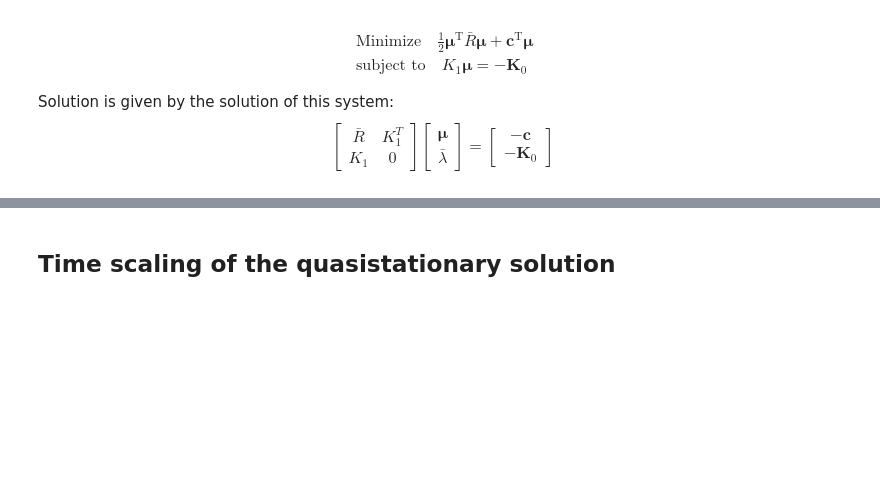
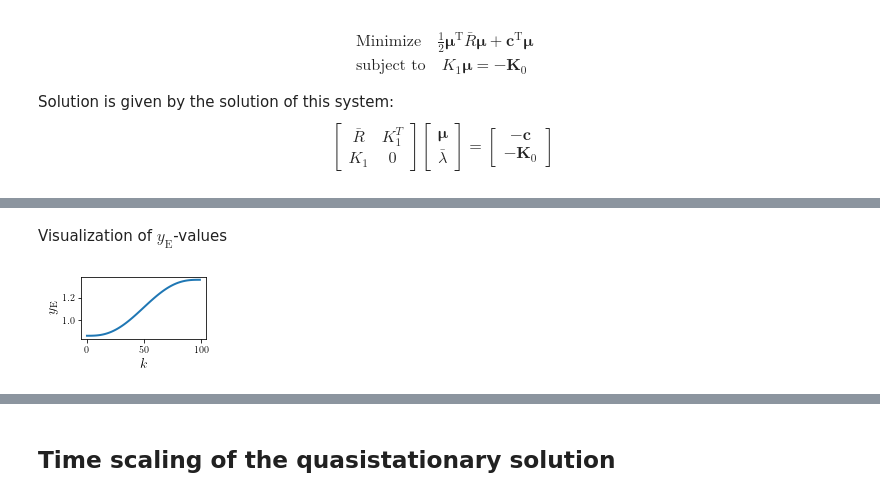
Before and after one commit to TUD-RST/MPCKC, a Jupyter notebook: notebooks/qs_7-links-paper-figures.ipynb, the cells around one changed output, grey strips where cells are left out. Drawn from its saved outputs; the diff is of its cells as text; code cells hidden in the pictures; blank space fills up the shorter version.

```diff
--- a/notebooks/qs_7-links-paper-figures.ipynb
+++ b/notebooks/qs_7-links-paper-figures.ipynb
@@ -433,6 +526,34 @@ def get_optimal_equilibrium(y_value, rho=3):
     global_vars.old_sol = XX
 
     return XX
+# %% [markdown]
+Visualization of $y_\mathrm{E}$-values
+# %%
+import copy
+
+orig_plt_rcParams = copy.deepcopy(plt.rcParams)
+# %%
+y_start = connection_point_func(*ttheta_start)[1]
+N = 100
+
+y_end = 1.36
+y_func = st.expr_to_func(t, st.condition_poly(t, (0, y_start, 0, 0), (1, y_end, 0, 0)))
+
+plt.rcParams['text.usetex'] = True
+
+plt.rcParams['figure.subplot.left'] = .21
+plt.rcParams['figure.subplot.bottom'] = .31
+
+tt = npy.linspace(0, 1, N)
+kk = npy.arange(N)
+fs = npy.array((5, 3))*0.5
+plt.figure(figsize=fs)
+plt.plot(kk, y_func(tt), lw="2")
+plt.ylabel(r"$y_\mathrm{E}$", fontsize=14)
+plt.xlabel(r"$k$", fontsize=14)
+plt.savefig("yE_pseudo_time.pdf")
+# %% [output]
+[figure, added]
 # %%
 def get_qs_trajectory(rho):
     # measure the time of the whole cell
```
Also changed, not shown: parts of 35 cells of this notebook.
